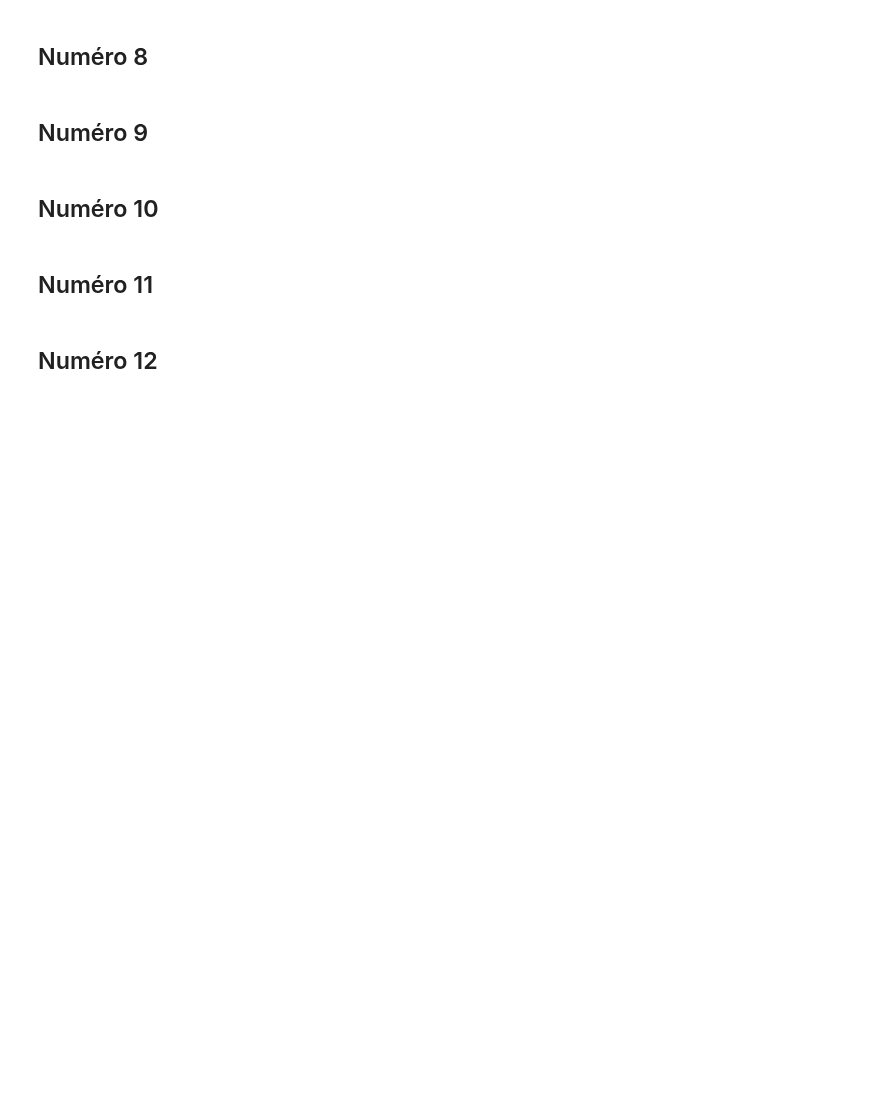
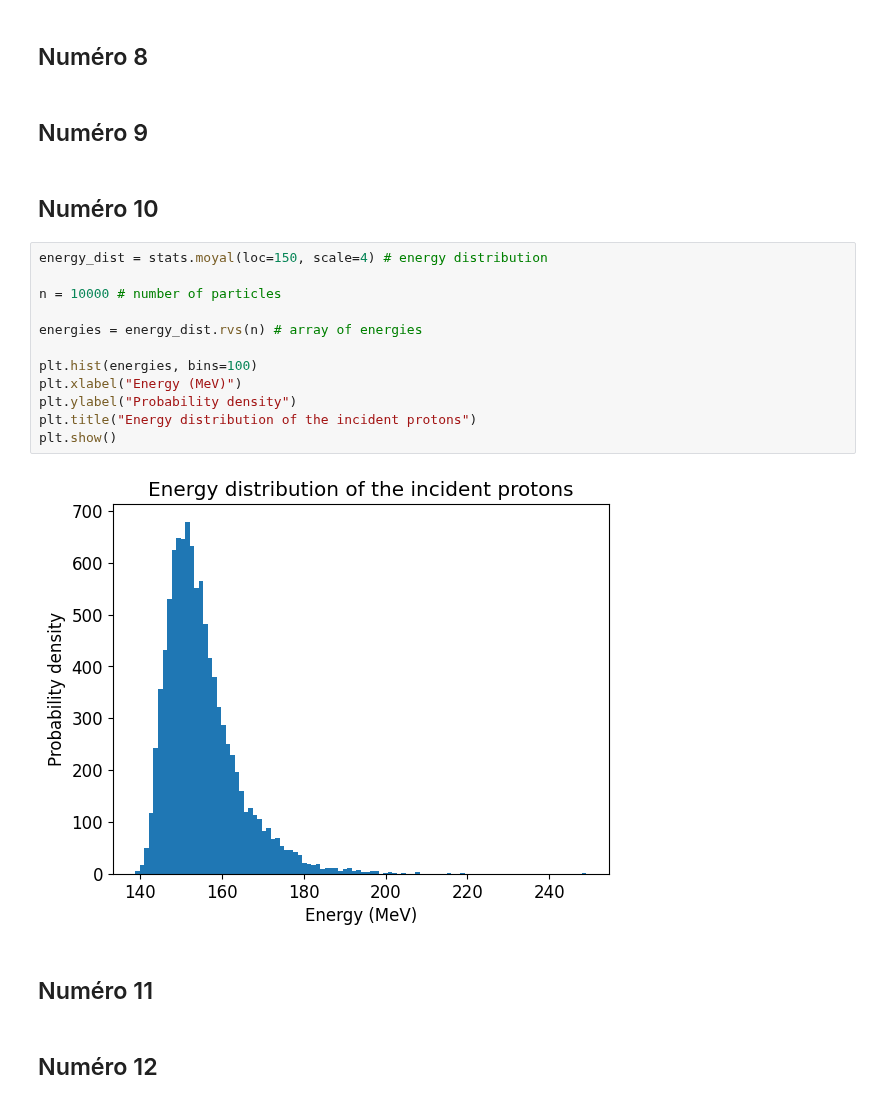
Before and after one commit to thcha67/tp_phys_num, a Jupyter notebook: tp1/tp1.ipynb, the cells around one changed output. Saved outputs shown, nothing was run; the diff lists cells and outputs as text; blank space fills up the shorter version.

```diff
--- a/tp1/tp1.ipynb
+++ b/tp1/tp1.ipynb
@@ -173,6 +175,20 @@ La formule pour le pouvoir d'arrêt est relativement complexe, et nous retrouvon
 ## Numéro 9
 # %% [markdown]
 ## Numéro 10
+# %%
+energy_dist = stats.moyal(loc=150, scale=4) # energy distribution
+
+n = 10000 # number of particles
+
+energies = energy_dist.rvs(n) # array of energies
+
+plt.hist(energies, bins=100)
+plt.xlabel("Energy (MeV)")
+plt.ylabel("Probability density")
+plt.title("Energy distribution of the incident protons")
+plt.show()
+# %% [output]
+[figure, added]
 # %% [markdown]
 ## Numéro 11
 # %% [markdown]
```
Also changed, not shown: parts of 1 cell of this notebook.
